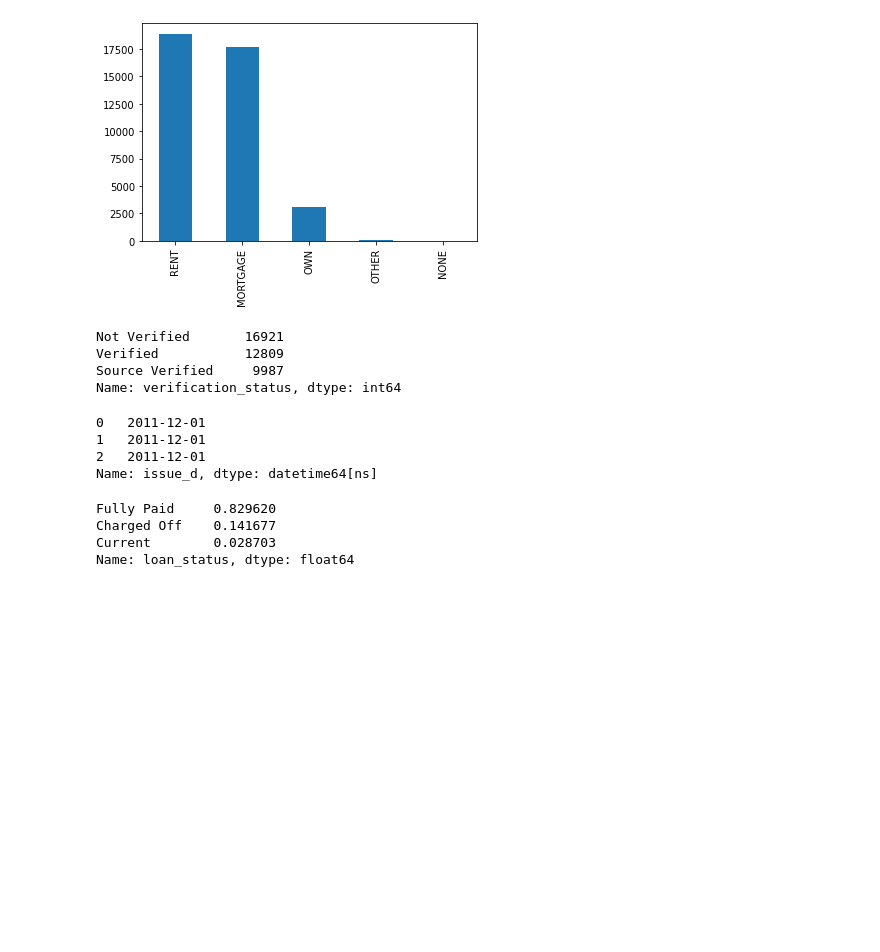
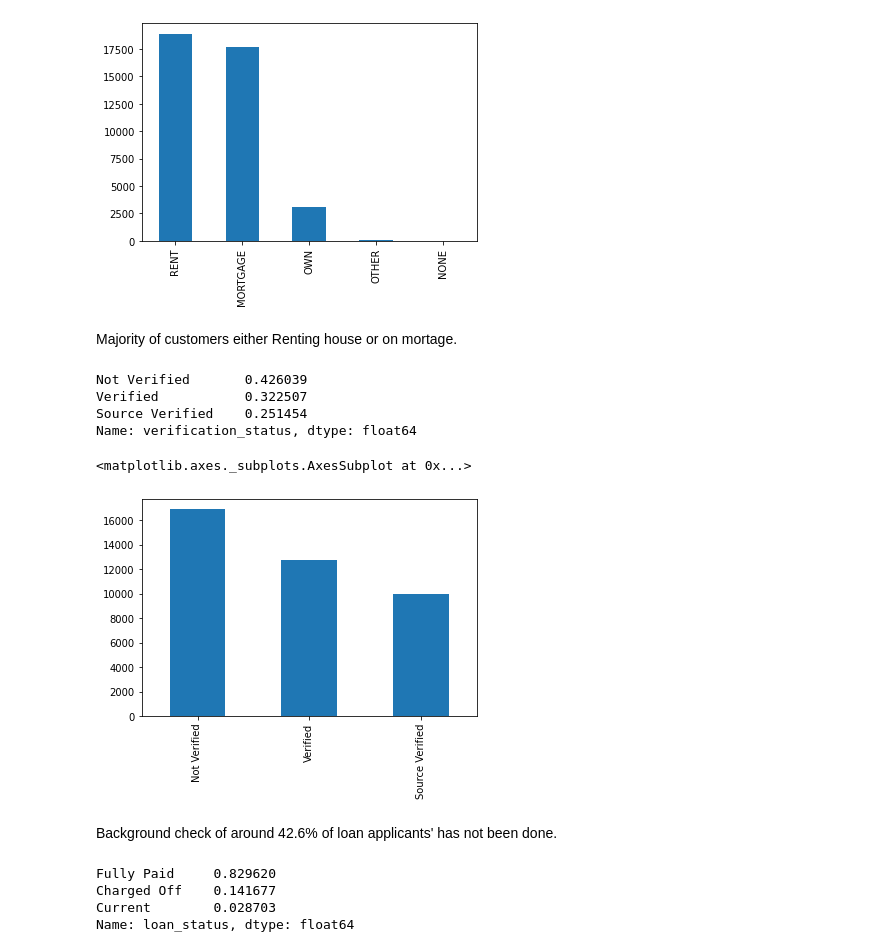
Before and after one commit to G-Slient/fraud_detection, a Jupyter notebook: Lending_Case_Study.ipynb, the cells around one changed output. Drawn from its saved outputs; the diff is of its cells as text; code cells hidden in the pictures; blank space fills up the shorter version.

```diff
--- a/Lending_Case_Study.ipynb
+++ b/Lending_Case_Study.ipynb
@@ -187,3 +351,0 @@ Name: emp_length, dtype: int64
-# %%
-df['emp_length'] = df['emp_length'].apply(lambda x : x if pd.isna(x) else x.replace("< ","").replace("+","")).str.split(" ", n = 1, expand = True)[0]
-print(df['emp_length'].value_counts())
@@ -211,22 +361,20 @@ NONE        0.000076
 Name: home_ownership, dtype: float64
 <matplotlib.axes._subplots.AxesSubplot at 0x...>
 [figure]
-# %%
-df['verification_status'].value_counts(dropna=False)
-# %% [output]
-Not Verified       16921
-Verified           12809
-Source Verified     9987
-Name: verification_status, dtype: int64
-# %%
-import datetime as dt
-df['issue_d'] = df['issue_d'].apply(lambda x:dt.datetime.strptime(x,'%b-%y'))
-df['issue_d'].head(3)
-# %% [output]
-0   2011-12-01
-1   2011-12-01
-2   2011-12-01
-Name: issue_d, dtype: datetime64[ns]
+# %% [markdown]
+Majority of customers either Renting house or on mortage.
+# %%
+print(df['verification_status'].value_counts(dropna=False,normalize=True),"\n")
+df['verification_status'].value_counts(dropna=False).plot(kind='bar')
+# %% [output]
+Not Verified       0.426039
+Verified           0.322507
+Source Verified    0.251454
+Name: verification_status, dtype: float64
+<matplotlib.axes._subplots.AxesSubplot at 0x...>
+[figure, added]
+# %% [markdown]
+Background check of around 42.6% of loan applicants' has not been done.
 # %%
 print(df['loan_status'].value_counts(dropna=False,normalize=True),"\n")
 df['loan_status'].value_counts(dropna=False).plot(kind='bar')
```
Also changed, not shown: parts of 56 cells of this notebook.
